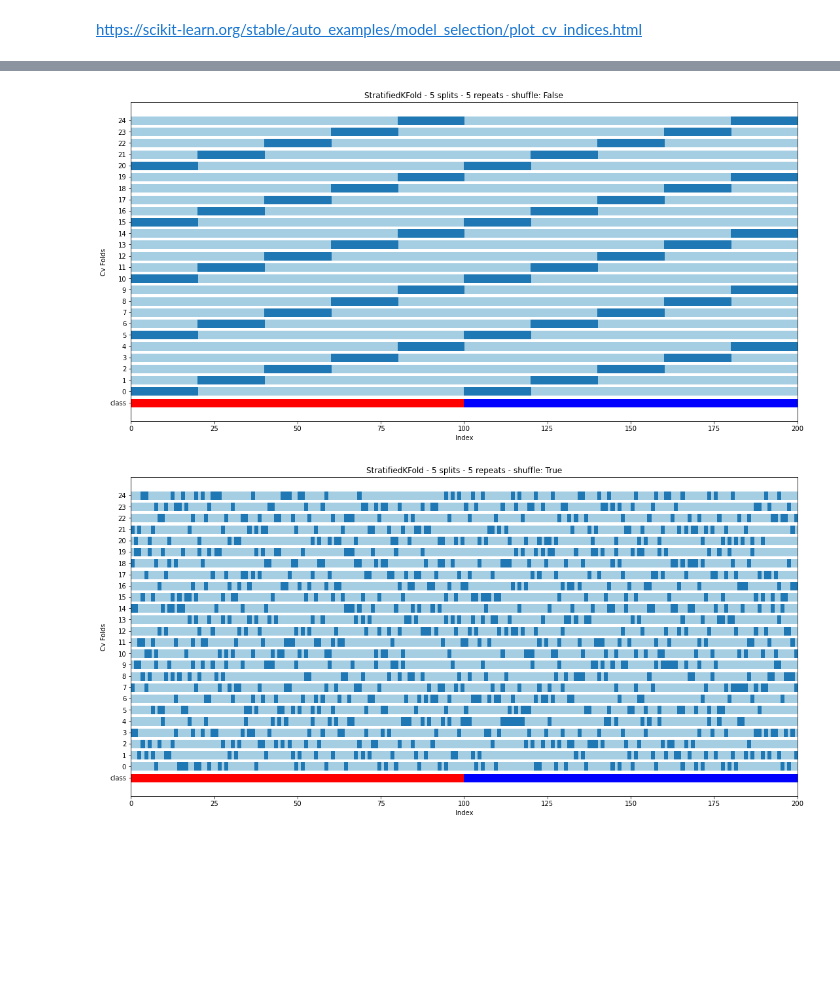
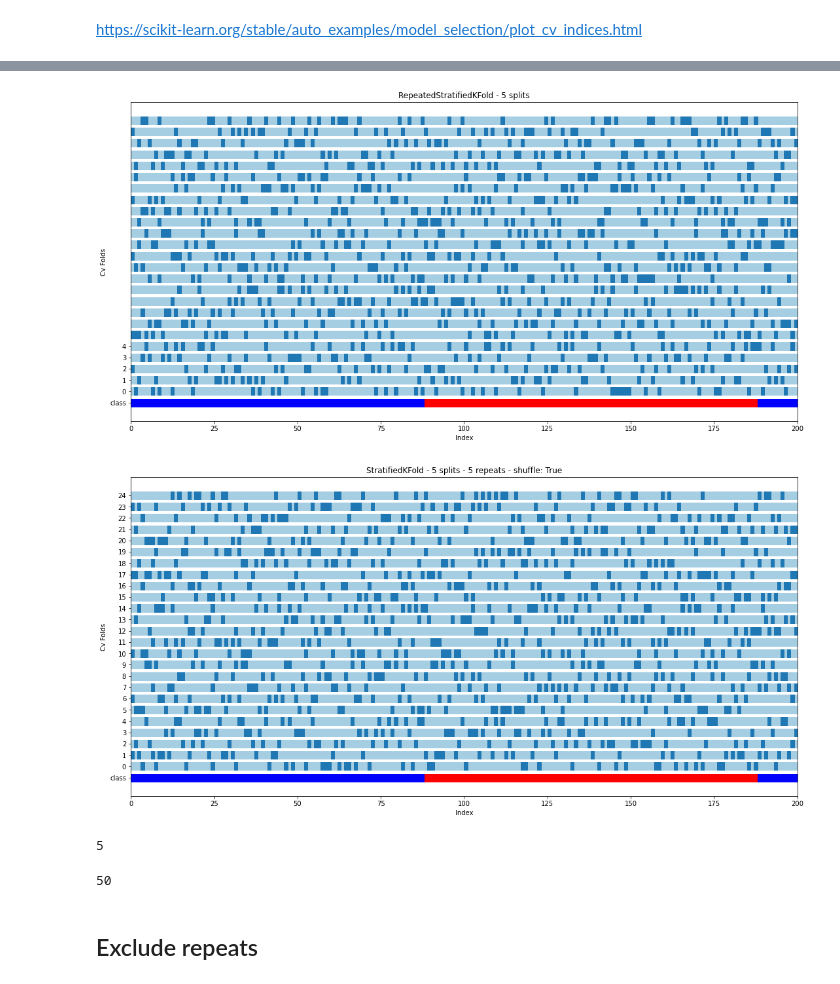
Before and after one commit to WaldemarWalo/DataScienceProjects, a Jupyter notebook: Bearing_Classification/30.design_cv.ipynb, the cells around one changed output, grey strips where cells are left out. Saved outputs shown, nothing was run; the diff lists cells and outputs as text; code cells hidden in the pictures; blank space fills up the shorter version.

```diff
--- a/Bearing_Classification/30.design_cv.ipynb
+++ b/Bearing_Classification/30.design_cv.ipynb
@@ -57,4 +57,39 @@ from sklearn.model_selection import KFold, StratifiedKFold
 from sklearn.metrics import roc_auc_score
 # %% [markdown]
 https://scikit-learn.org/stable/auto_examples/model_selection/plot_cv_indices.html
+# %%
+def plot_cv_folds(cv, X, y, n_splits):
+    ax = f.get_ax(1, 2)
+
+    point_width = 1
+    line_height = 0.7
+
+
+    idx = y.loc[(y == 0)].index
+    x_ = list(zip(idx, [point_width] * len(idx)))
+    ax.broken_barh(x_, (-1 - line_height/2, line_height), color='r', label=f'Class 0')
+
+    idx = y.loc[(y == 1)].index
+    x_ = list(zip(idx, [point_width] * len(idx)))
+    ax.broken_barh(x_, (-1 - line_height/2, line_height), color='b', label=f'Class 1')
+
+    for i_fold, (idx_train, idx_test) in enumerate(cv.split(X=X, y=y)):
+        idx = idx_train
+        x_ = list(zip(idx, [point_width] * len(idx)))
+        ax.broken_barh(x_, (i_fold-line_height/2, line_height), color=plt.cm.Paired.colors[0], label=f'train')
+
+        idx = idx_test
+        x_ = list(zip(idx, [point_width] * len(idx)))
+        ax.broken_barh(x_, (i_fold-line_height/2, line_height), color=plt.cm.Paired.colors[1], label=f'test')
+
+    ax.set(
+        yticks = list(range(-1, n_splits)),
+        yticklabels = ["class"] + list(range(n_splits)),
+        xlim=[0, len(X)],
+        xlabel = 'Index',
+        ylabel = 'Cv Folds',
+    )
+    # ax.legend()
+    # ax.set_title(f'{cv.__class__.__name__} - {n_splits} splits - shuffle: {cv.shuffle | False}')
+    ax.set_title(f'{cv.__class__.__name__} - {n_splits} splits')
 # %%
@@ -106,10 +102,9 @@ plot_cv_folds(StratifiedKFold(5, shuffle=True), X, y, 5)
 # %%
-def plot_cv_folds(cv, X, y, n_splits):
+def plot_cv_folds_repeat(cv, X, y, n_splits):
     ax = f.get_ax(1, 2)
 
     point_width = 1
     line_height = 0.7
-
 
     idx = y.loc[(y == 0)].index
     x_ = list(zip(idx, [point_width] * len(idx)))
@@ -117,33 +112,45 @@ def plot_cv_folds(cv, X, y, n_splits):
 
     idx = y.loc[(y == 1)].index
     x_ = list(zip(idx, [point_width] * len(idx)))
     ax.broken_barh(x_, (-1 - line_height/2, line_height), color='b', label=f'Class 1')
 
     repeat = 5
     for r in range(repeat):
         for i_fold, (idx_train, idx_test) in enumerate(cv.split(X=X, y=y)):
             idx = idx_train
             x_ = list(zip(idx, [point_width] * len(idx)))
             ax.broken_barh(x_, (r*n_splits + i_fold-line_height/2, line_height), color=plt.cm.Paired.colors[0], label=f'train')
 
             idx = idx_test
             x_ = list(zip(idx, [point_width] * len(idx)))
             ax.broken_barh(x_, (r*n_splits + i_fold-line_height/2, line_height), color=plt.cm.Paired.colors[1], label=f'test')
 
     ax.set(
         yticks = list(range(-1, n_splits*repeat)),
         yticklabels = ["class"] + list(range(n_splits*repeat)),
         xlim=[0, len(X)],
         xlabel = 'Index',
         ylabel = 'Cv Folds',
     )
     # ax.legend()
     ax.set_title(f'{cv.__class__.__name__} - {n_splits} splits - {repeat} repeats - shuffle: {cv.shuffle | False}')
 
 # axs = f.get_axes(3, 1, 1, 2)
 
 # plot_cv_folds(StratifiedKFold(5), X, y, 5)
-plot_cv_folds(StratifiedKFold(5, shuffle=True), X, y, 5)
+
+plot_cv_folds(RepeatedStratifiedKFold(n_splits=5, n_repeats=5), X, y, 5)
+plot_cv_folds_repeat(StratifiedKFold(5, shuffle=True), X, y, 5)
 # %% [output]
-[figure, old version]
+[figure, new version]
-[figure, old version]
+[figure, new version]
+# %%
+a = StratifiedKFold()
+a.n_splits
+b = RepeatedStratifiedKFold()
+b.get_n_splits()
+# %% [output]
+5
+50
+# %% [markdown]
+## Exclude repeats
```
Also changed, not shown: parts of 4 cells of this notebook, 7 other files.
